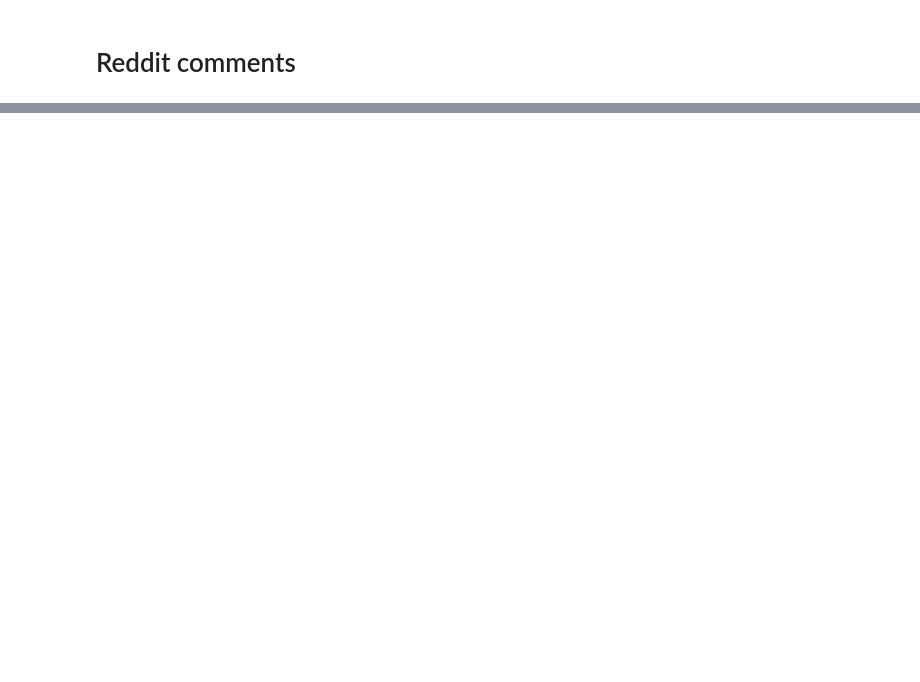
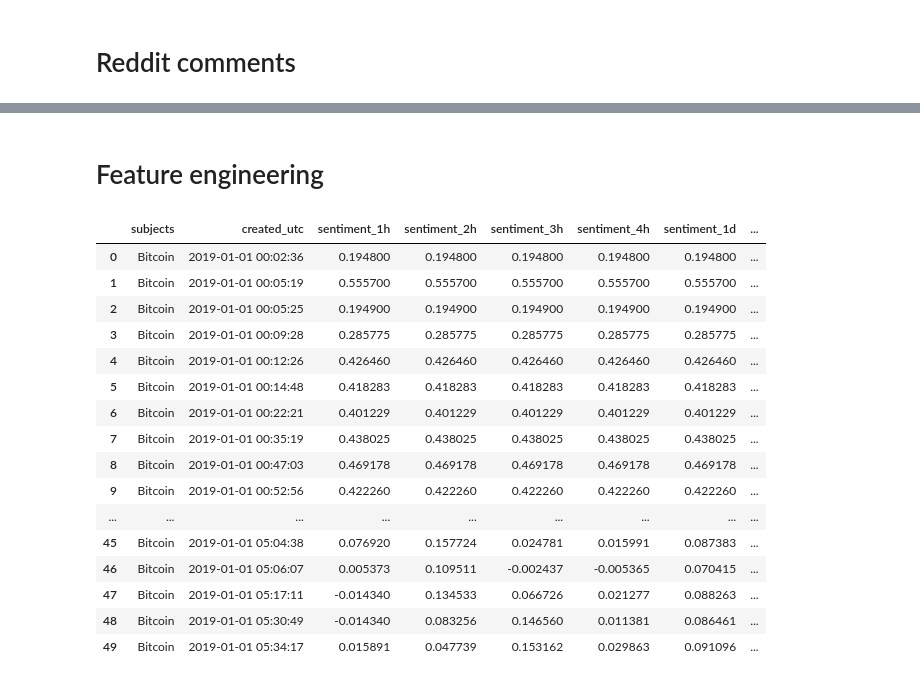
Before and after one commit to GuusStavo38/CryptoSent, a Jupyter notebook: notebooks/Basetable feature extraction.ipynb, the cells around one changed output, grey strips where cells are left out. Cells and saved outputs as stored; diff of their text form; code cells hidden in the pictures; blank space fills up the shorter version.

```diff
--- a/notebooks/Basetable feature extraction.ipynb
+++ b/notebooks/Basetable feature extraction.ipynb
@@ -85,0 +63,2 @@ Name: sentiment, Length: 25411, dtype: float64
+# %% [markdown]
+# Feature engineering
@@ -85,0 +79,20 @@ Name: sentiment, Length: 25411, dtype: float64
+# %%
+basetable_sentiment.head(50)
+# %% [output]
+|  | subjects | created_utc | sentiment_1h | sentiment_2h | sentiment_3h | sentiment_4h | sentiment_1d | ... |
+| 0 | Bitcoin | 2019-01-01 00:02:36 | 0.194800 | 0.194800 | 0.194800 | 0.194800 | 0.194800 | ... |
+| 1 | Bitcoin | 2019-01-01 00:05:19 | 0.555700 | 0.555700 | 0.555700 | 0.555700 | 0.555700 | ... |
+| 2 | Bitcoin | 2019-01-01 00:05:25 | 0.194900 | 0.194900 | 0.194900 | 0.194900 | 0.194900 | ... |
+| 3 | Bitcoin | 2019-01-01 00:09:28 | 0.285775 | 0.285775 | 0.285775 | 0.285775 | 0.285775 | ... |
+| 4 | Bitcoin | 2019-01-01 00:12:26 | 0.426460 | 0.426460 | 0.426460 | 0.426460 | 0.426460 | ... |
+| 5 | Bitcoin | 2019-01-01 00:14:48 | 0.418283 | 0.418283 | 0.418283 | 0.418283 | 0.418283 | ... |
+| 6 | Bitcoin | 2019-01-01 00:22:21 | 0.401229 | 0.401229 | 0.401229 | 0.401229 | 0.401229 | ... |
+| 7 | Bitcoin | 2019-01-01 00:35:19 | 0.438025 | 0.438025 | 0.438025 | 0.438025 | 0.438025 | ... |
+| 8 | Bitcoin | 2019-01-01 00:47:03 | 0.469178 | 0.469178 | 0.469178 | 0.469178 | 0.469178 | ... |
+| 9 | Bitcoin | 2019-01-01 00:52:56 | 0.422260 | 0.422260 | 0.422260 | 0.422260 | 0.422260 | ... |
+| ... | ... | ... | ... | ... | ... | ... | ... | ... |
+| 45 | Bitcoin | 2019-01-01 05:04:38 | 0.076920 | 0.157724 | 0.024781 | 0.015991 | 0.087383 | ... |
+| 46 | Bitcoin | 2019-01-01 05:06:07 | 0.005373 | 0.109511 | -0.002437 | -0.005365 | 0.070415 | ... |
+| 47 | Bitcoin | 2019-01-01 05:17:11 | -0.014340 | 0.134533 | 0.066726 | 0.021277 | 0.088263 | ... |
+| 48 | Bitcoin | 2019-01-01 05:30:49 | -0.014340 | 0.083256 | 0.146560 | 0.011381 | 0.086461 | ... |
+| 49 | Bitcoin | 2019-01-01 05:34:17 | 0.015891 | 0.047739 | 0.153162 | 0.029863 | 0.091096 | ... |
```
Also changed, not shown: parts of 24 cells of this notebook.
